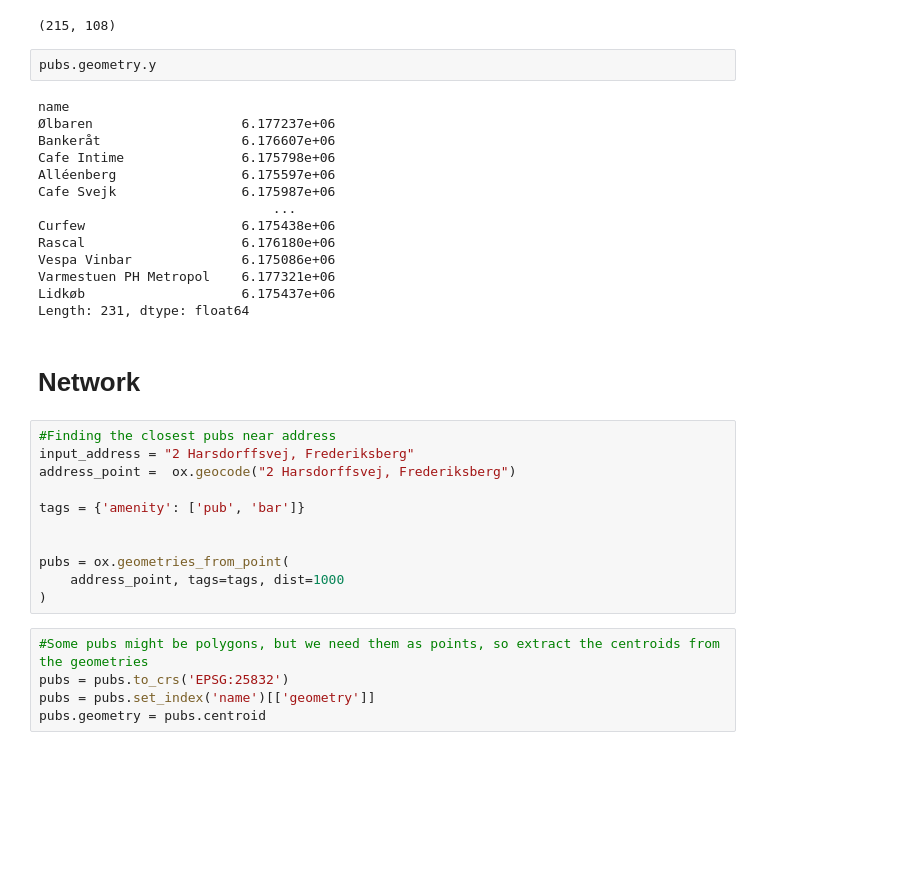
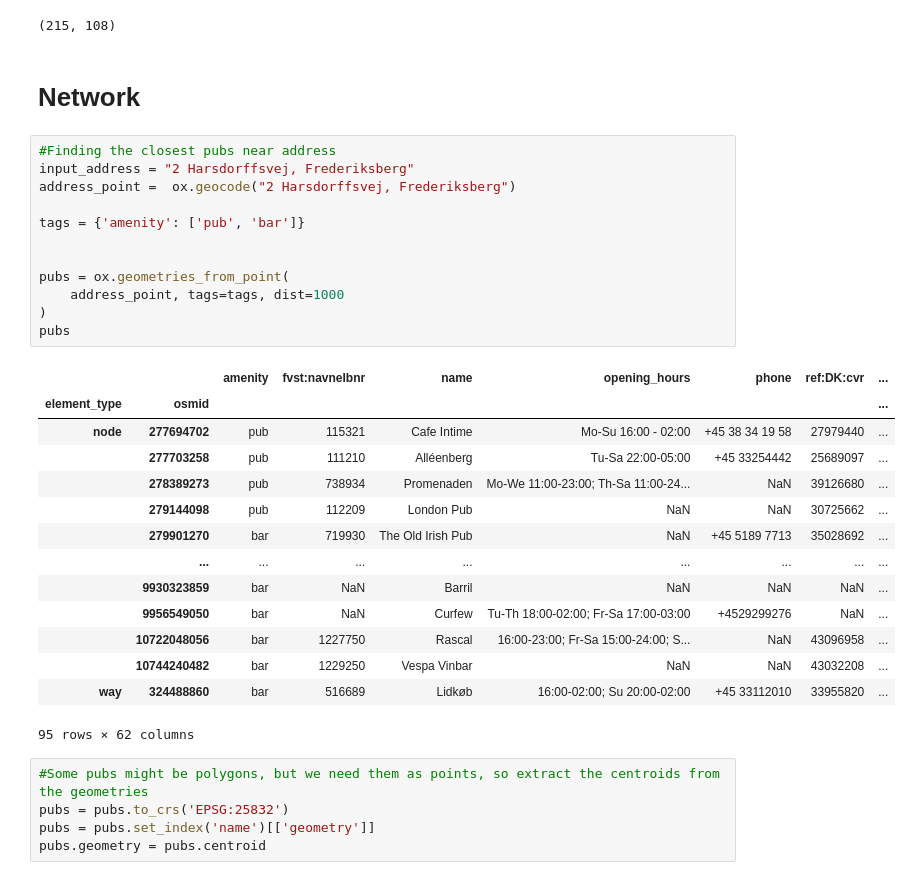
Before and after one commit to askovdal/pubQuest_exam, a Jupyter notebook: pubQuest.ipynb, the cells around one changed output. Drawn from its saved outputs; the diff is of its cells as text; blank space fills up the shorter version.

```diff
--- a/pubQuest.ipynb
+++ b/pubQuest.ipynb
@@ -50,35 +68,35 @@ pubs.shape
 pubs[ pubs["opening_hours"].notna() ==True].shape
 # %% [output]
 (215, 108)
-# %%
-pubs.geometry.y
-# %% [output]
-name
-Ølbaren                   6.177237e+06
-Bankeråt                  6.176607e+06
-Cafe Intime               6.175798e+06
-Alléenberg                6.175597e+06
-Cafe Svejk                6.175987e+06
-                              ...
-Curfew                    6.175438e+06
-Rascal                    6.176180e+06
-Vespa Vinbar              6.175086e+06
-Varmestuen PH Metropol    6.177321e+06
-Lidkøb                    6.175437e+06
-Length: 231, dtype: float64
 # %% [markdown]
 # Network
 # %%
 #Finding the closest pubs near address
 input_address = "2 Harsdorffsvej, Frederiksberg"
 address_point =  ox.geocode("2 Harsdorffsvej, Frederiksberg")
 
 tags = {'amenity': ['pub', 'bar']}
 
 
 pubs = ox.geometries_from_point(
     address_point, tags=tags, dist=1000
 )
+pubs
+# %% [output]
+|  |  | amenity | fvst:navnelbnr | name | opening_hours | phone | ref:DK:cvr | ... |
+| element_type | osmid |  |  |  |  |  |  | ... |
+| node | 277694702 | pub | 115321 | Cafe Intime | Mo-Su 16:00 - 02:00 | +45 38 34 19 58 | 27979440 | ... |
+|  | 277703258 | pub | 111210 | Alléenberg | Tu-Sa 22:00-05:00 | +45 33254442 | 25689097 | ... |
+|  | 278389273 | pub | 738934 | Promenaden | Mo-We 11:00-23:00; Th-Sa 11:00-24... | NaN | 39126680 | ... |
+|  | 279144098 | pub | 112209 | London Pub | NaN | NaN | 30725662 | ... |
+|  | 279901270 | bar | 719930 | The Old Irish Pub | NaN | +45 5189 7713 | 35028692 | ... |
+|  | ... | ... | ... | ... | ... | ... | ... | ... |
+|  | 9930323859 | bar | NaN | Barril | NaN | NaN | NaN | ... |
+|  | 9956549050 | bar | NaN | Curfew | Tu-Th 18:00-02:00; Fr-Sa 17:00-03:00 | +4529299276 | NaN | ... |
+|  | 10722048056 | bar | 1227750 | Rascal | 16:00-23:00; Fr-Sa 15:00-24:00; S... | NaN | 43096958 | ... |
+|  | 10744240482 | bar | 1229250 | Vespa Vinbar | NaN | NaN | 43032208 | ... |
+| way | 324488860 | bar | 516689 | Lidkøb | 16:00-02:00; Su 20:00-02:00 | +45 33112010 | 33955820 | ... |
+95 rows × 62 columns
 # %%
 #Some pubs might be polygons, but we need them as points, so extract the centroids from the geometries
 pubs = pubs.to_crs('EPSG:25832')
```
Also changed, not shown: parts of 24 cells of this notebook, 2 other files.
